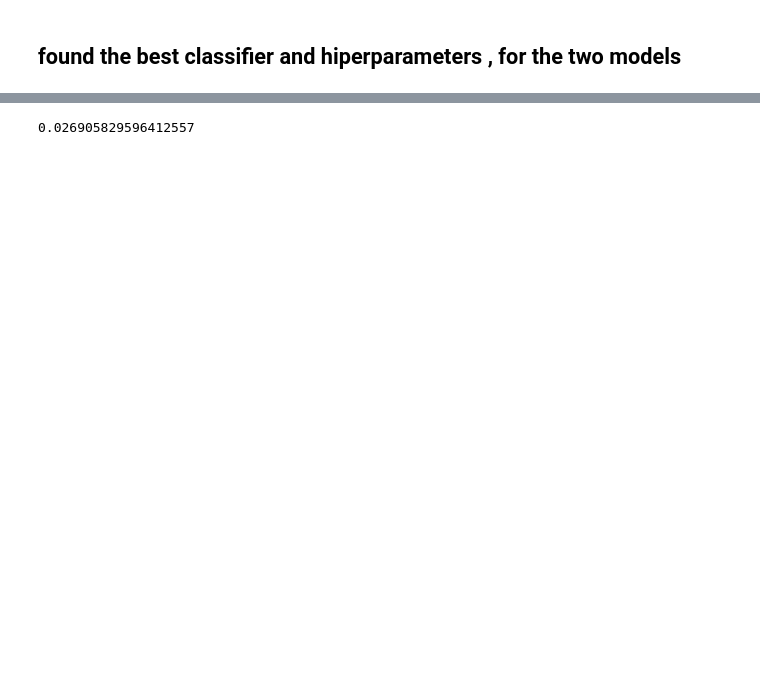
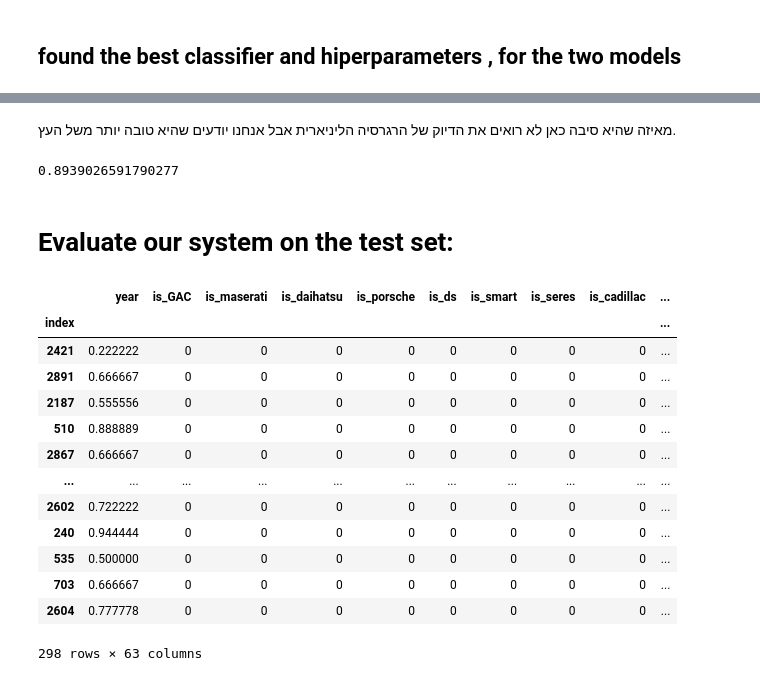
Before and after one commit to OrenAviya/project-semester-a, a Jupyter notebook: 4.Modeling.ipynb, the cells around one changed output, grey strips where cells are left out. Drawn from its saved outputs; the diff is of its cells as text; code cells hidden in the pictures; blank space fills up the shorter version.

```diff
--- a/4.Modeling.ipynb
+++ b/4.Modeling.ipynb
@@ -248,0 +294,11 @@ best params: {'C': 5, 'kernel': 'linear'}
+# %%
+param_grid_LR =  [  { 'copy_X': [1 , 5  , 40], 'n_jobs' : [1 ,3 ,15 , 40] , 'normalize' : [False, True] } ]
+grid_search = GridSearchCV(estimator = lin_reg , param_grid = param_grid_LR , cv = 3,
+                                   scoring = 'neg_mean_squared_error' )
+grid_search.fit(x_train, x_target)
+grid_search.best_params_
+grid_search.best_score_
+cvres = grid_search.cv_results_
+for mean_score , params in zip(cvres["mean_test_score"] ,cvres["params"] ):
+    print (np.sqrt(-mean_score) , params)
+#every score is exactly the same...
@@ -263,7 +337,7 @@ model.score(x_test1 , y_test1)
 # %%
 param_grid_DT = [{'splitter' : ['best' , "random"] , 'max_features':[10, 15 ,20 , 40] , 'min_samples_split': [2 , 3 , 5, 15], }
                 ]
-grid_search = GridSearchCV(tree_reg , param_grid_DT , cv = 3,
+grid_search = GridSearchCV(estimator= tree_reg ,param_grid = param_grid_DT , cv = 3,
                                    scoring = 'neg_mean_squared_error' , return_train_score = False)
 grid_search.fit(x_train1, y_train1)
 df = pd.DataFrame(grid_search.cv_results_)
@@ -337,0 +413,9 @@ array([0.03475336, 0.02693603, 0.03030303])
+# %%
+clf = svm.SVC()
+
+grid_ = GridSearchCV(estimator=clf, param_grid = param_grid_LR, cv = 5, n_jobs=-1)
+grid_.fit(X_train, y_train)
+print(" Results from Grid Search " )
+print("\n The best estimator across ALL searched params:\n",grid_.best_estimator_)
+print("\n The best score across ALL searched params:\n",grid_.best_score_)
+print("\n The best parameters across ALL searched params:\n",grid_.best_params_)
@@ -338,7 +433,40 @@ array([0.03475336, 0.02693603, 0.03030303])
+# %% [markdown]
+מאיזה שהיא סיבה כאן לא רואים את הדיוק של הרגרסיה הליניארית אבל אנחנו יודעים שהיא טובה יותר משל העץ.
+# %%
+LR_model =  LinearRegression()
+LR_model.fit(x_train , np.ravel(scaledtarget, order = 'C'))
+joblib.dump(LR_model , 'Linear Regression-model_1.joblib')
+
+
+final_model =joblib.load('Linear Regression-model_1.joblib')
+final_predictions = final_model.predict(x_test4)
+final_mse = mean_squared_error(y_test4 , final_predictions)
+final_rmse = np.sqrt(final_mse)
+final_rmse
+final_score = final_model.score(x_test4 , y_test4)
+final_score
+# %% [output]
+0.8939026591790277
+# %% [markdown]
+# Evaluate our system on the test set:
 # %%
-#so that is the best score :
-clf = svm.SVC(kernel='linear', C=5, random_state=2).fit(x_train ,np.ravel(x_target, order = 'C') )
-scores = cross_val_score(clf, x_train , x_target, cv=3)
-scores[0]
+final_model = grid_.best_estimator_
+x_test = pd.read_csv( r'C:\Users\avoav\Introduction to Data Science\Project סמסטר א\project-semester-a\TestSet_data.csv' , index_col  = 'index')
+x_test = x_test.drop(columns = ["version" , "CompanyName", "size" , "color" , "original_onership" , "engine_type" , "engine"  ] )
+x_test[["year", "annual_licensing_fee", "engine_size",  "next_test_in" , "car_length" , "current_mileage"]] = min_max_scaler.fit_transform(x_test[["year", "annual_licensing_fee", "engine_size",  "next_test_in" , "car_length" ,"current_mileage"]])
+x_test
 # %% [output]
+|  | year | is_GAC | is_maserati | is_daihatsu | is_porsche | is_ds | is_smart | is_seres | is_cadillac | ... |
+| index |  |  |  |  |  |  |  |  |  | ... |
+| 2421 | 0.222222 | 0 | 0 | 0 | 0 | 0 | 0 | 0 | 0 | ... |
+| 2891 | 0.666667 | 0 | 0 | 0 | 0 | 0 | 0 | 0 | 0 | ... |
+| 2187 | 0.555556 | 0 | 0 | 0 | 0 | 0 | 0 | 0 | 0 | ... |
+| 510 | 0.888889 | 0 | 0 | 0 | 0 | 0 | 0 | 0 | 0 | ... |
+| 2867 | 0.666667 | 0 | 0 | 0 | 0 | 0 | 0 | 0 | 0 | ... |
+| ... | ... | ... | ... | ... | ... | ... | ... | ... | ... | ... |
+| 2602 | 0.722222 | 0 | 0 | 0 | 0 | 0 | 0 | 0 | 0 | ... |
+| 240 | 0.944444 | 0 | 0 | 0 | 0 | 0 | 0 | 0 | 0 | ... |
+| 535 | 0.500000 | 0 | 0 | 0 | 0 | 0 | 0 | 0 | 0 | ... |
+| 703 | 0.666667 | 0 | 0 | 0 | 0 | 0 | 0 | 0 | 0 | ... |
+| 2604 | 0.777778 | 0 | 0 | 0 | 0 | 0 | 0 | 0 | 0 | ... |
-0.026905829596412557
+298 rows × 63 columns
```
Also changed, not shown: parts of 24 cells of this notebook.
